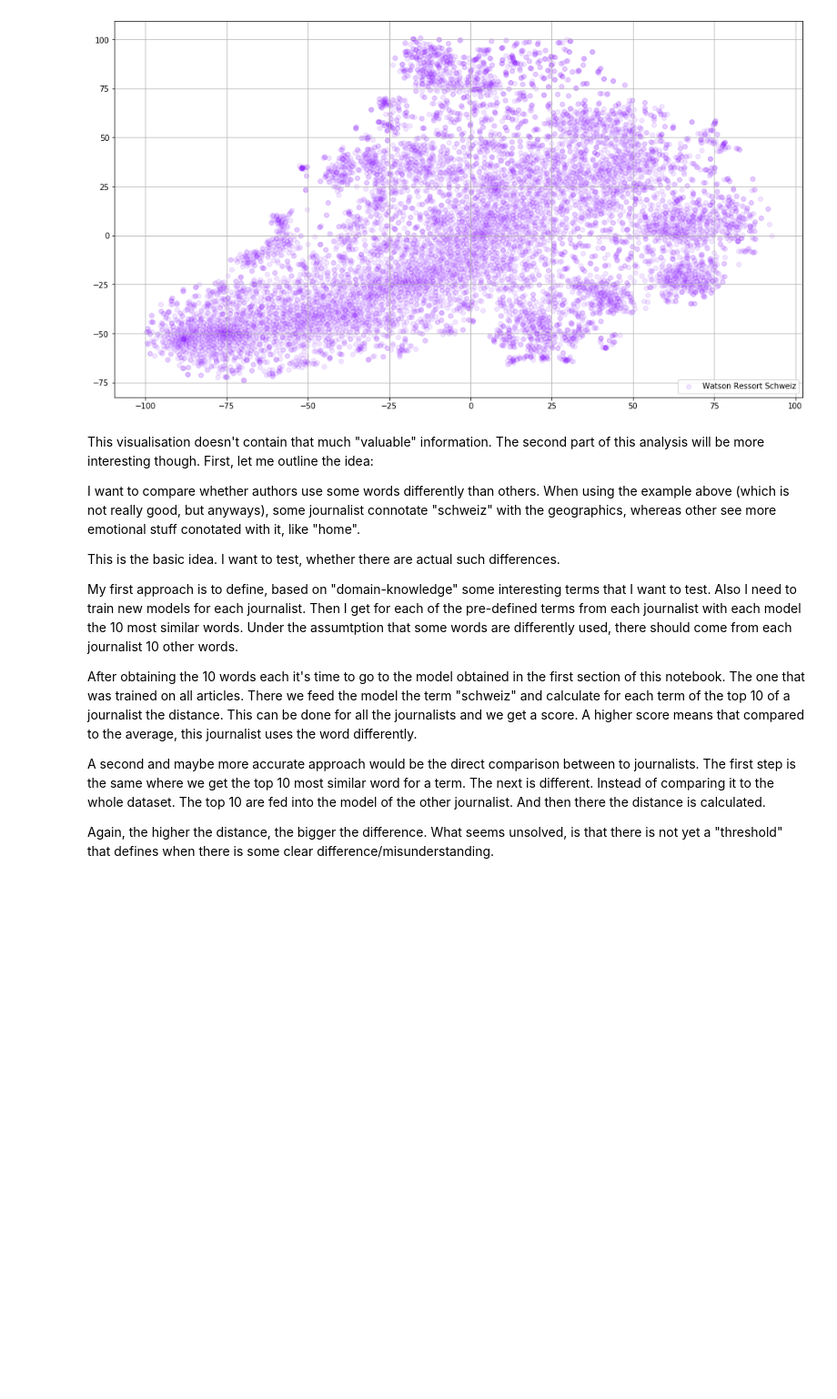
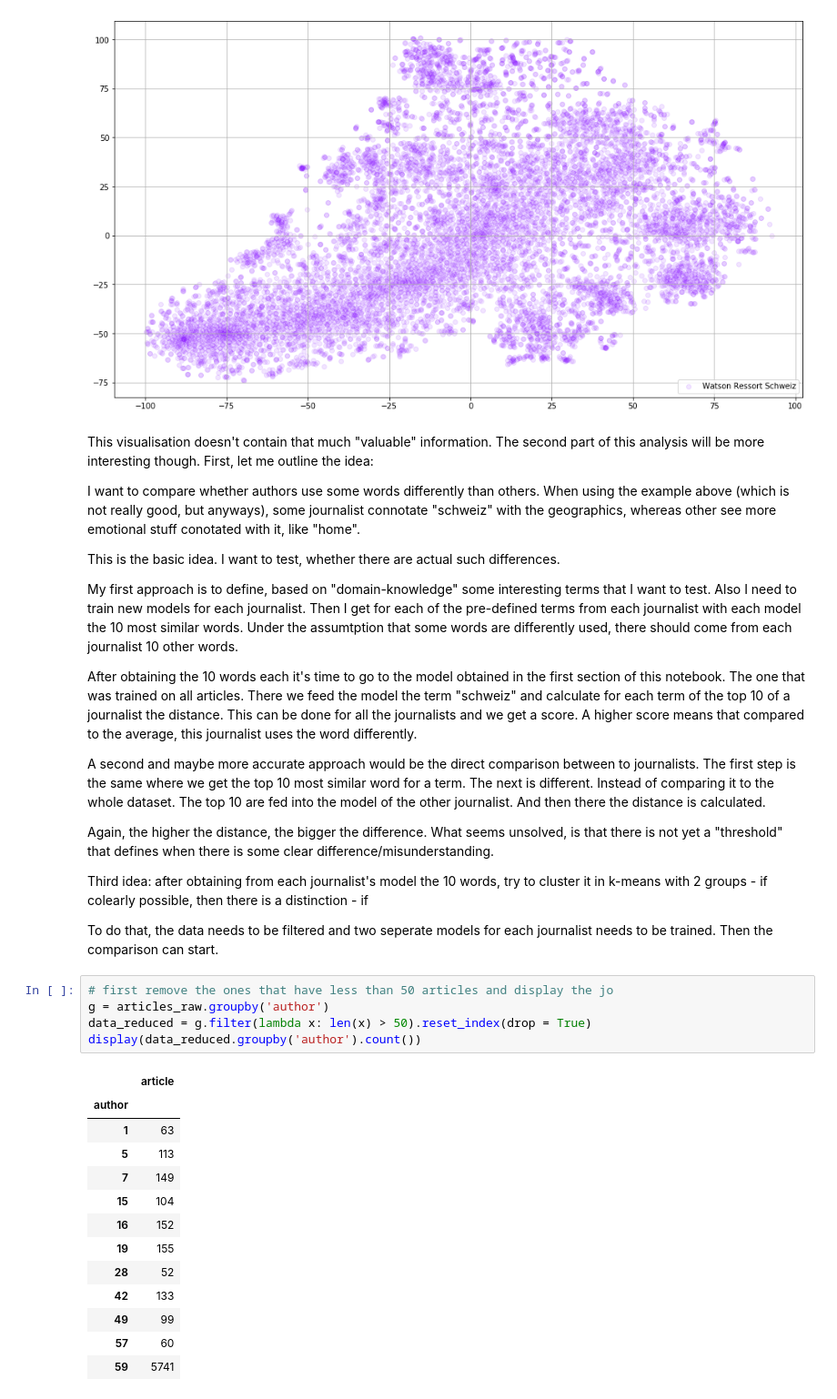
Before and after one commit to gwehrm/watson_analysis, a Jupyter notebook: Word2vec.ipynb, the cells around one changed output. Shown at 91% size. Drawn from its saved outputs; the diff is of its cells as text; blank space fills up the shorter version.

```diff
--- a/Word2vec.ipynb
+++ b/Word2vec.ipynb
@@ -190,3 +192,26 @@ After obtaining the 10 words each it's time to go to the model obtained in the f
 A second and maybe more accurate approach would be the direct comparison between to journalists. The first step is the same where we get the top 10 most similar word for a term. The next is different. Instead of comparing it to the whole dataset. The top 10 are fed into the model of the other journalist. And then there the distance is calculated.
 
 Again, the higher the distance, the bigger the difference. What seems unsolved, is that there is not yet a "threshold" that defines when there is some clear difference/misunderstanding.
+
+Third idea: after obtaining from each journalist's model the 10 words, try to cluster it in k-means with 2 groups - if colearly possible, then there is a distinction - if
+
+To do that, the data needs to be filtered and two seperate models for each journalist needs to be trained. Then the comparison can start.
+# %%
+# first remove the ones that have less than 50 articles and display the jo
+g = articles_raw.groupby('author')
+data_reduced = g.filter(lambda x: len(x) > 50).reset_index(drop = True)
+display(data_reduced.groupby('author').count())
+# %% [output]
+|  | article |
+| author |  |
+| 1 | 63 |
+| 5 | 113 |
+| 7 | 149 |
+| 15 | 104 |
+| 16 | 152 |
+| 19 | 155 |
+| 28 | 52 |
+| 42 | 133 |
+| 49 | 99 |
+| 57 | 60 |
+| 59 | 5741 |
```
Also changed, not shown: parts of 17 cells of this notebook.
